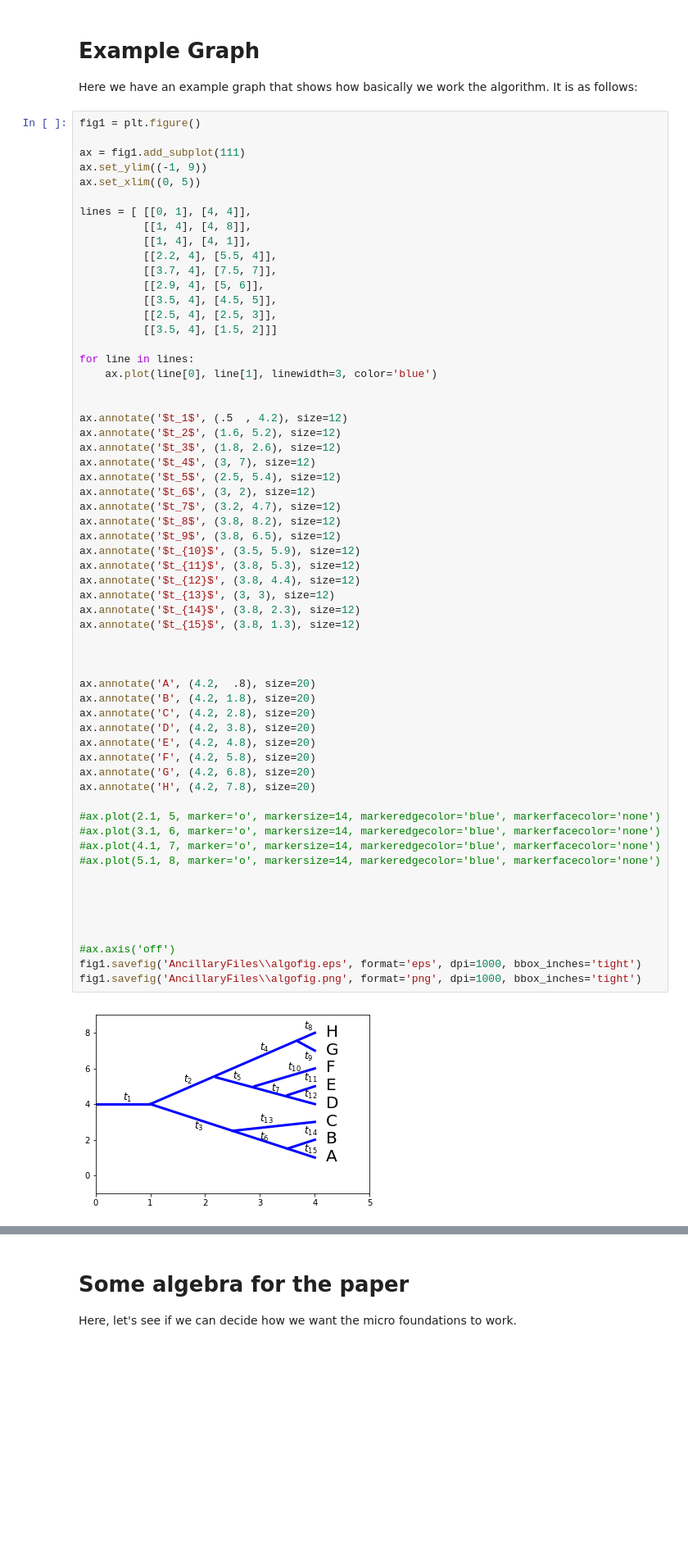
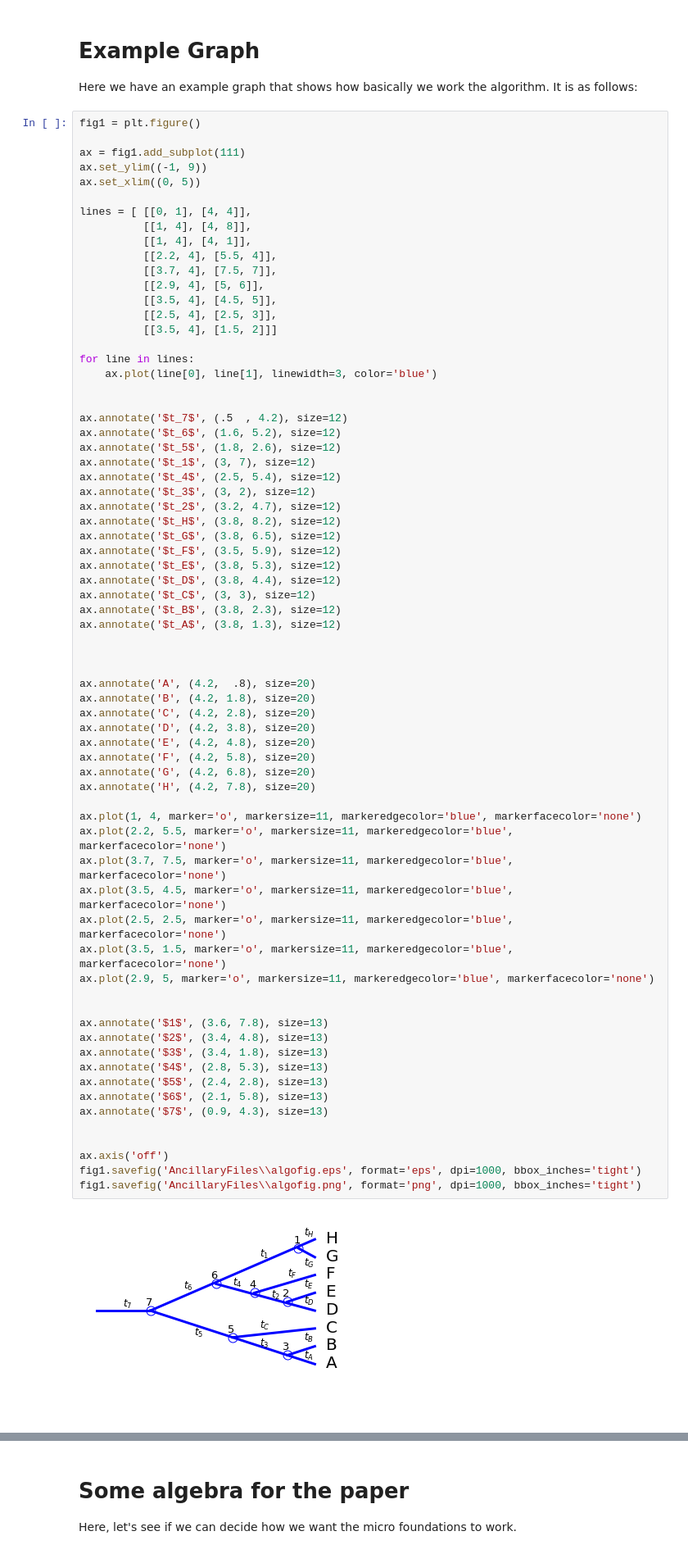
Before and after one commit to mbaker21231/InstEvo, a Jupyter notebook: Writeup/AgeArea/ArticleGraph.ipynb, the cells around one changed output, grey strips where cells are left out. Shown: that part at 82% size. Cells and saved outputs as stored; diff of their text form; blank space fills up the shorter version.

```diff
--- a/Writeup/AgeArea/ArticleGraph.ipynb
+++ b/Writeup/AgeArea/ArticleGraph.ipynb
@@ -707,52 +706,61 @@ lines = [ [[0, 1], [4, 4]],
           [[2.2, 4], [5.5, 4]],
           [[3.7, 4], [7.5, 7]],
           [[2.9, 4], [5, 6]],
           [[3.5, 4], [4.5, 5]],
           [[2.5, 4], [2.5, 3]],
           [[3.5, 4], [1.5, 2]]]
 
 for line in lines:
     ax.plot(line[0], line[1], linewidth=3, color='blue')
 
 
-ax.annotate('$t_1$', (.5  , 4.2), size=12)
-ax.annotate('$t_2$', (1.6, 5.2), size=12)
-ax.annotate('$t_3$', (1.8, 2.6), size=12)
-ax.annotate('$t_4$', (3, 7), size=12)
-ax.annotate('$t_5$', (2.5, 5.4), size=12)
-ax.annotate('$t_6$', (3, 2), size=12)
-ax.annotate('$t_7$', (3.2, 4.7), size=12)
-ax.annotate('$t_8$', (3.8, 8.2), size=12)
-ax.annotate('$t_9$', (3.8, 6.5), size=12)
-ax.annotate('$t_{10}$', (3.5, 5.9), size=12)
-ax.annotate('$t_{11}$', (3.8, 5.3), size=12)
-ax.annotate('$t_{12}$', (3.8, 4.4), size=12)
-ax.annotate('$t_{13}$', (3, 3), size=12)
-ax.annotate('$t_{14}$', (3.8, 2.3), size=12)
-ax.annotate('$t_{15}$', (3.8, 1.3), size=12)
+ax.annotate('$t_7$', (.5  , 4.2), size=12)
+ax.annotate('$t_6$', (1.6, 5.2), size=12)
+ax.annotate('$t_5$', (1.8, 2.6), size=12)
+ax.annotate('$t_1$', (3, 7), size=12)
+ax.annotate('$t_4$', (2.5, 5.4), size=12)
+ax.annotate('$t_3$', (3, 2), size=12)
+ax.annotate('$t_2$', (3.2, 4.7), size=12)
+ax.annotate('$t_H$', (3.8, 8.2), size=12)
+ax.annotate('$t_G$', (3.8, 6.5), size=12)
+ax.annotate('$t_F$', (3.5, 5.9), size=12)
+ax.annotate('$t_E$', (3.8, 5.3), size=12)
+ax.annotate('$t_D$', (3.8, 4.4), size=12)
+ax.annotate('$t_C$', (3, 3), size=12)
+ax.annotate('$t_B$', (3.8, 2.3), size=12)
+ax.annotate('$t_A$', (3.8, 1.3), size=12)
 
 
 
 ax.annotate('A', (4.2,  .8), size=20)
 ax.annotate('B', (4.2, 1.8), size=20)
 ax.annotate('C', (4.2, 2.8), size=20)
 ax.annotate('D', (4.2, 3.8), size=20)
 ax.annotate('E', (4.2, 4.8), size=20)
 ax.annotate('F', (4.2, 5.8), size=20)
 ax.annotate('G', (4.2, 6.8), size=20)
 ax.annotate('H', (4.2, 7.8), size=20)
 
-#ax.plot(2.1, 5, marker='o', markersize=14, markeredgecolor='blue', markerfacecolor='none')
-#ax.plot(3.1, 6, marker='o', markersize=14, markeredgecolor='blue', markerfacecolor='none')
-#ax.plot(4.1, 7, marker='o', markersize=14, markeredgecolor='blue', markerfacecolor='none')
-#ax.plot(5.1, 8, marker='o', markersize=14, markeredgecolor='blue', markerfacecolor='none')
+ax.plot(1, 4, marker='o', markersize=11, markeredgecolor='blue', markerfacecolor='none')
+ax.plot(2.2, 5.5, marker='o', markersize=11, markeredgecolor='blue', markerfacecolor='none')
+ax.plot(3.7, 7.5, marker='o', markersize=11, markeredgecolor='blue', markerfacecolor='none')
+ax.plot(3.5, 4.5, marker='o', markersize=11, markeredgecolor='blue', markerfacecolor='none')
+ax.plot(2.5, 2.5, marker='o', markersize=11, markeredgecolor='blue', markerfacecolor='none')
+ax.plot(3.5, 1.5, marker='o', markersize=11, markeredgecolor='blue', markerfacecolor='none')
+ax.plot(2.9, 5, marker='o', markersize=11, markeredgecolor='blue', markerfacecolor='none')
 
 
+ax.annotate('$1$', (3.6, 7.8), size=13)
+ax.annotate('$2$', (3.4, 4.8), size=13)
+ax.annotate('$3$', (3.4, 1.8), size=13)
+ax.annotate('$4$', (2.8, 5.3), size=13)
+ax.annotate('$5$', (2.4, 2.8), size=13)
+ax.annotate('$6$', (2.1, 5.8), size=13)
+ax.annotate('$7$', (0.9, 4.3), size=13)
 
 
-
-#ax.axis('off')
+ax.axis('off')
 fig1.savefig('AncillaryFiles\\algofig.eps', format='eps', dpi=1000, bbox_inches='tight')
 fig1.savefig('AncillaryFiles\\algofig.png', format='png', dpi=1000, bbox_inches='tight')
 # %% [output]
-[figure, old version]
+[figure, new version]
```
Also changed, not shown: parts of 6 cells of this notebook, 7 other files.
